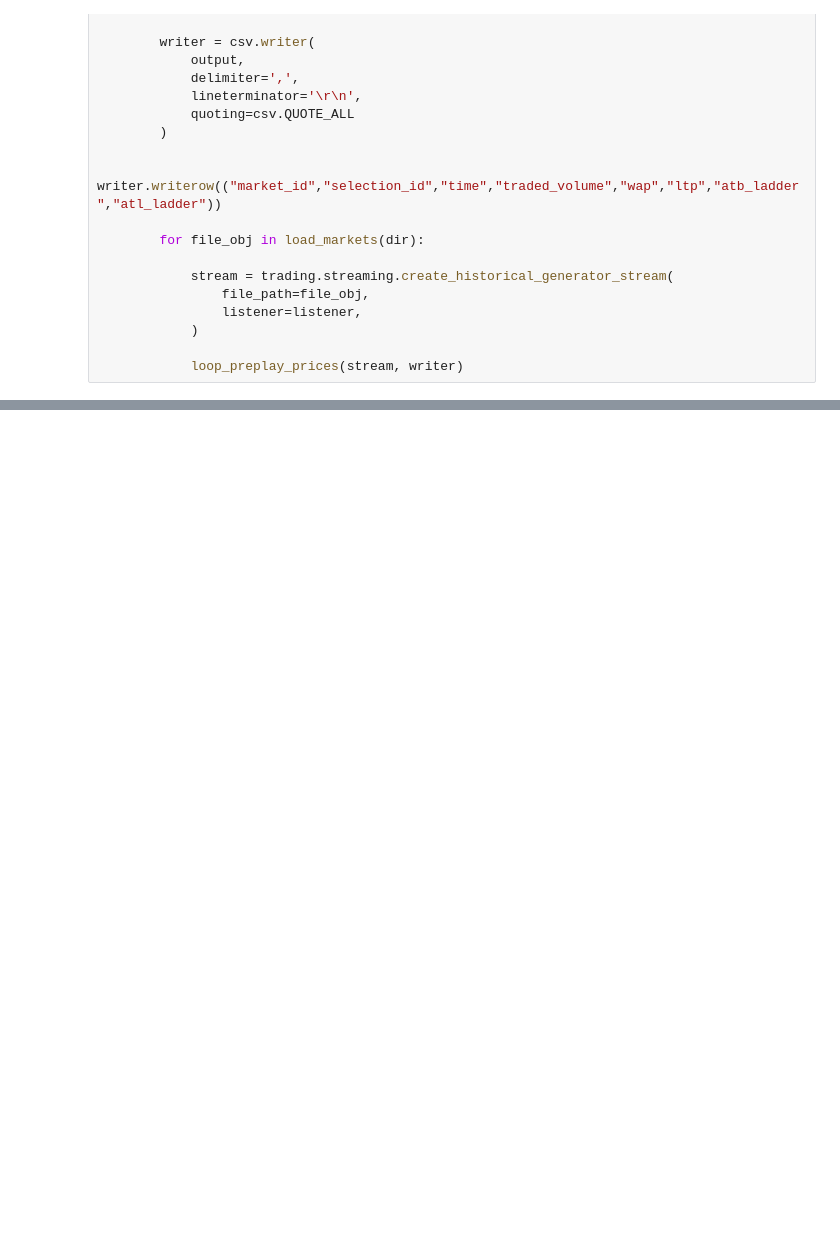
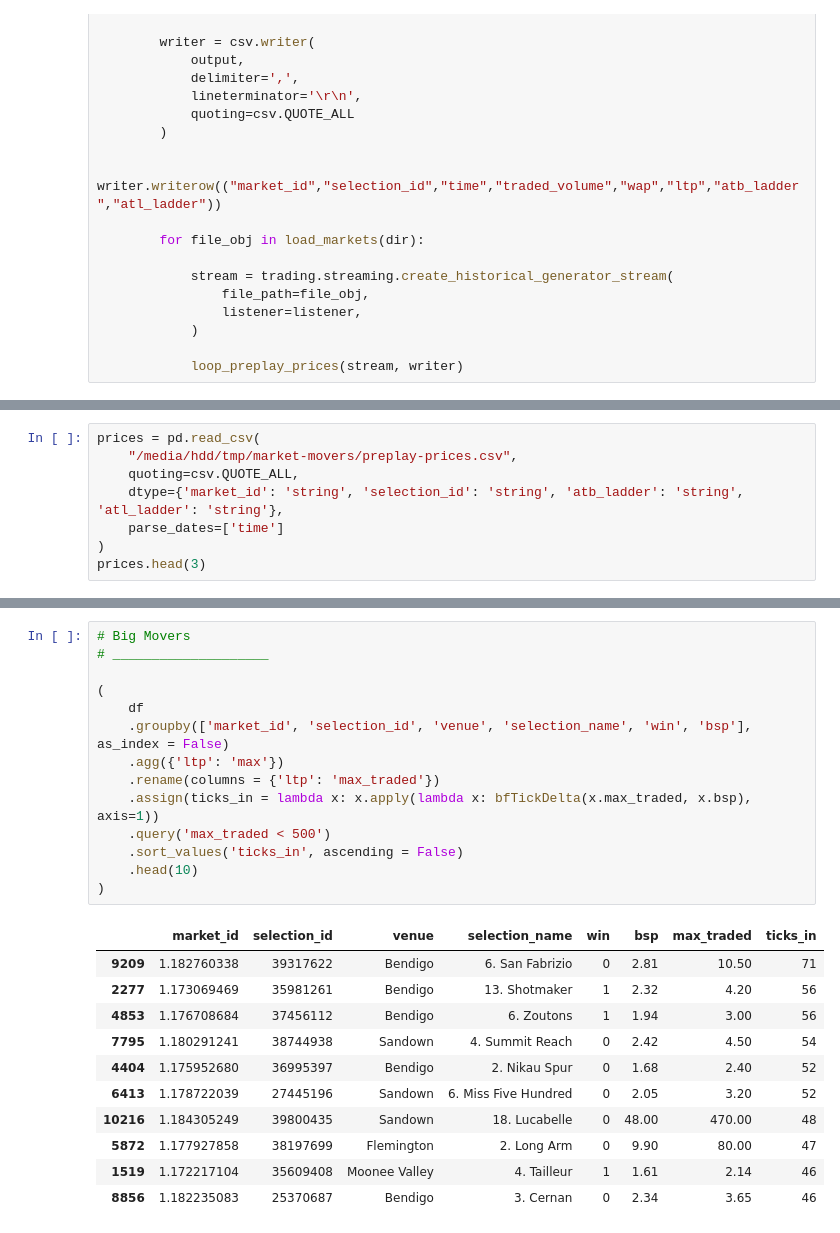
Before and after one commit to TMBish/bfStreamTutorials, a Jupyter notebook: 03-market-movements/03-article/movements.ipynb, the cells around one changed output, grey strips where cells are left out. Cells and saved outputs as stored; diff of their text form; blank space fills up the shorter version.

```diff
--- a/03-market-movements/03-article/movements.ipynb
+++ b/03-market-movements/03-article/movements.ipynb
@@ -377,0 +420,8 @@ print("__ Parsing Detailed Preplay Prices ___ ")
+# %%
+prices = pd.read_csv(
+    "/media/hdd/tmp/market-movers/preplay-prices.csv",
+    quoting=csv.QUOTE_ALL,
+    dtype={'market_id': 'string', 'selection_id': 'string', 'atb_ladder': 'string', 'atl_ladder': 'string'},
+    parse_dates=['time']
+)
+prices.head(3)
@@ -377,0 +802,26 @@ print("__ Parsing Detailed Preplay Prices ___ ")
+# %%
+# Big Movers
+# ____________________
+
+(
+    df
+    .groupby(['market_id', 'selection_id', 'venue', 'selection_name', 'win', 'bsp'], as_index = False)
+    .agg({'ltp': 'max'})
+    .rename(columns = {'ltp': 'max_traded'})
+    .assign(ticks_in = lambda x: x.apply(lambda x: bfTickDelta(x.max_traded, x.bsp), axis=1))
+    .query('max_traded < 500')
+    .sort_values('ticks_in', ascending = False)
+    .head(10)
+)
+# %% [output]
+|  | market_id | selection_id | venue | selection_name | win | bsp | max_traded | ticks_in |
+| 9209 | 1.182760338 | 39317622 | Bendigo | 6. San Fabrizio | 0 | 2.81 | 10.50 | 71 |
+| 2277 | 1.173069469 | 35981261 | Bendigo | 13. Shotmaker | 1 | 2.32 | 4.20 | 56 |
+| 4853 | 1.176708684 | 37456112 | Bendigo | 6. Zoutons | 1 | 1.94 | 3.00 | 56 |
+| 7795 | 1.180291241 | 38744938 | Sandown | 4. Summit Reach | 0 | 2.42 | 4.50 | 54 |
+| 4404 | 1.175952680 | 36995397 | Bendigo | 2. Nikau Spur | 0 | 1.68 | 2.40 | 52 |
+| 6413 | 1.178722039 | 27445196 | Sandown | 6. Miss Five Hundred | 0 | 2.05 | 3.20 | 52 |
+| 10216 | 1.184305249 | 39800435 | Sandown | 18. Lucabelle | 0 | 48.00 | 470.00 | 48 |
+| 5872 | 1.177927858 | 38197699 | Flemington | 2. Long Arm | 0 | 9.90 | 80.00 | 47 |
+| 1519 | 1.172217104 | 35609408 | Moonee Valley | 4. Tailleur | 1 | 1.61 | 2.14 | 46 |
+| 8856 | 1.182235083 | 25370687 | Bendigo | 3. Cernan | 0 | 2.34 | 3.65 | 46 |
```
Also changed, not shown: parts of 77 cells of this notebook, 3 other files.
